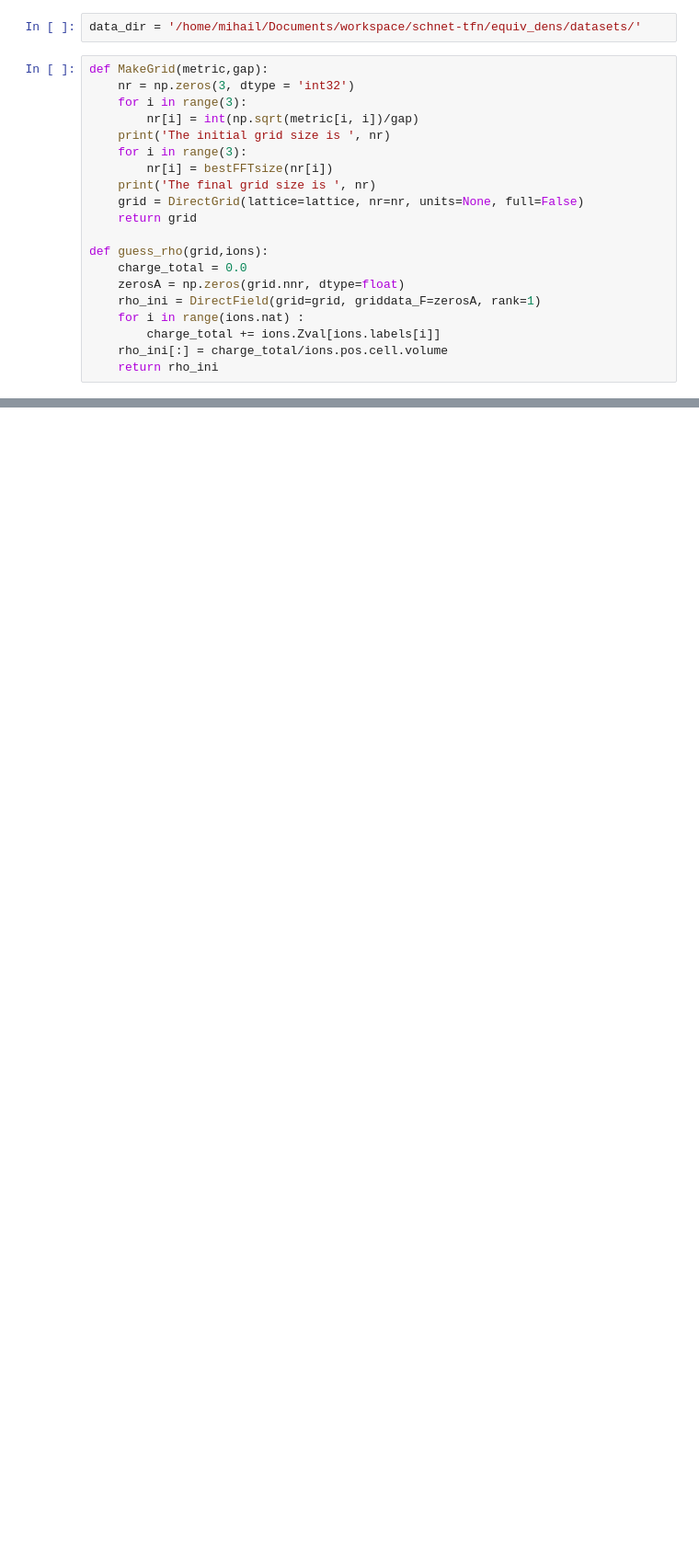
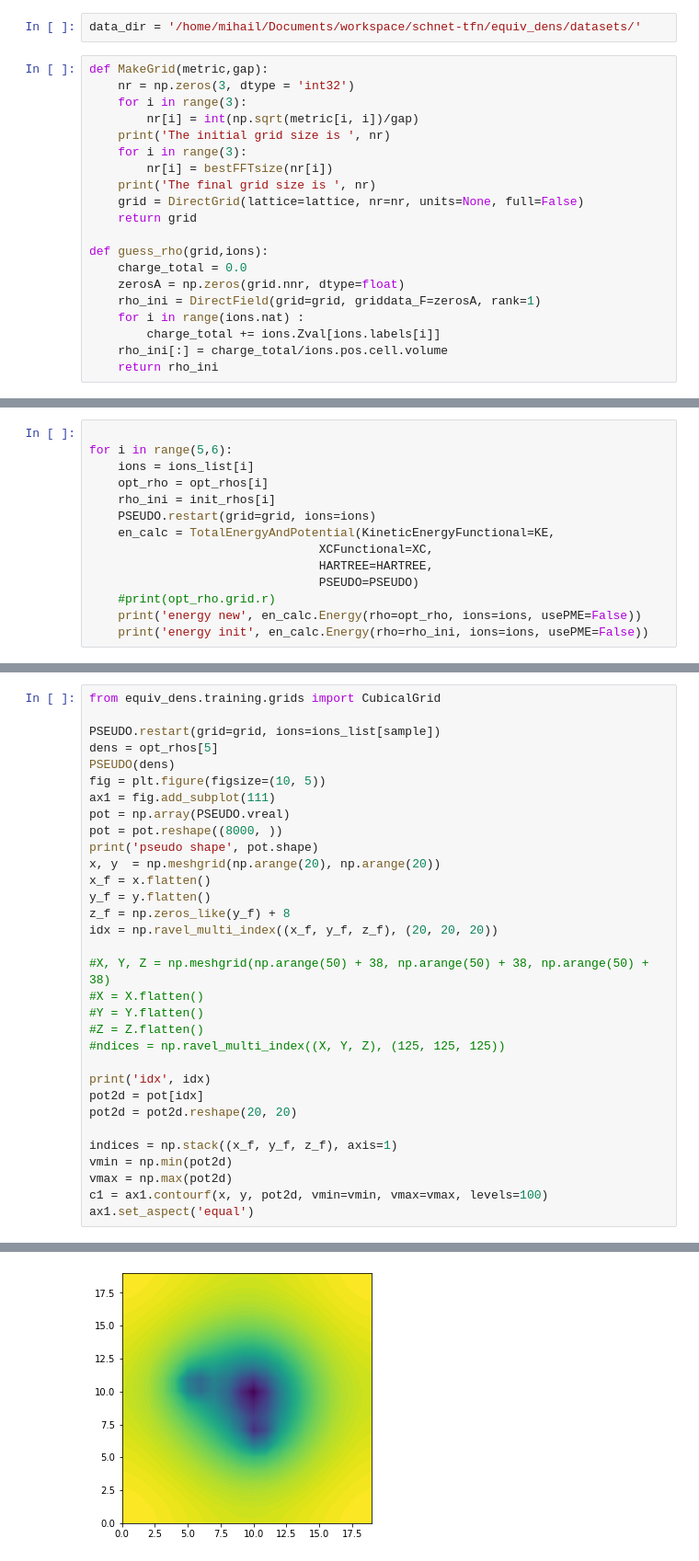
Before and after one commit to MihailBogojeski/equiv_dens_ml, a Jupyter notebook: dftpy_water_calc.ipynb, the cells around one changed output, grey strips where cells are left out. Shown: that part at 92% size. Cells and saved outputs as stored; diff of their text form; blank space fills up the shorter version.

```diff
--- a/dftpy_water_calc.ipynb
+++ b/dftpy_water_calc.ipynb
@@ -75,0 +208,14 @@ pos shape (18, 3, 3)
+# %%
+
+for i in range(5,6):
+    ions = ions_list[i]
+    opt_rho = opt_rhos[i]
+    rho_ini = init_rhos[i]
+    PSEUDO.restart(grid=grid, ions=ions)
+    en_calc = TotalEnergyAndPotential(KineticEnergyFunctional=KE,
+                                XCFunctional=XC,
+                                HARTREE=HARTREE,
+                                PSEUDO=PSEUDO)
+    #print(opt_rho.grid.r)
+    print('energy new', en_calc.Energy(rho=opt_rho, ions=ions, usePME=False))
+    print('energy init', en_calc.Energy(rho=rho_ini, ions=ions, usePME=False))
@@ -75,0 +478,33 @@ pos shape (18, 3, 3)
+# %%
+from equiv_dens.training.grids import CubicalGrid
+
+PSEUDO.restart(grid=grid, ions=ions_list[sample])
+dens = opt_rhos[5]
+PSEUDO(dens)
+fig = plt.figure(figsize=(10, 5))
+ax1 = fig.add_subplot(111)
+pot = np.array(PSEUDO.vreal)
+pot = pot.reshape((8000, ))
+print('pseudo shape', pot.shape)
+x, y  = np.meshgrid(np.arange(20), np.arange(20))
+x_f = x.flatten()
+y_f = y.flatten()
+z_f = np.zeros_like(y_f) + 8
+idx = np.ravel_multi_index((x_f, y_f, z_f), (20, 20, 20))
+
+#X, Y, Z = np.meshgrid(np.arange(50) + 38, np.arange(50) + 38, np.arange(50) + 38)
+#X = X.flatten()
+#Y = Y.flatten()
+#Z = Z.flatten()
+#ndices = np.ravel_multi_index((X, Y, Z), (125, 125, 125))
+
+print('idx', idx)
+pot2d = pot[idx]
+pot2d = pot2d.reshape(20, 20)
+
+indices = np.stack((x_f, y_f, z_f), axis=1)
+vmin = np.min(pot2d)
+vmax = np.max(pot2d)
+c1 = ax1.contourf(x, y, pot2d, vmin=vmin, vmax=vmax, levels=100)
+ax1.set_aspect('equal')
+# %% [output]
@@ -75,0 +528 @@ pos shape (18, 3, 3)
+[figure, added]
```
Also changed, not shown: parts of 21 cells of this notebook, 10 other files.
